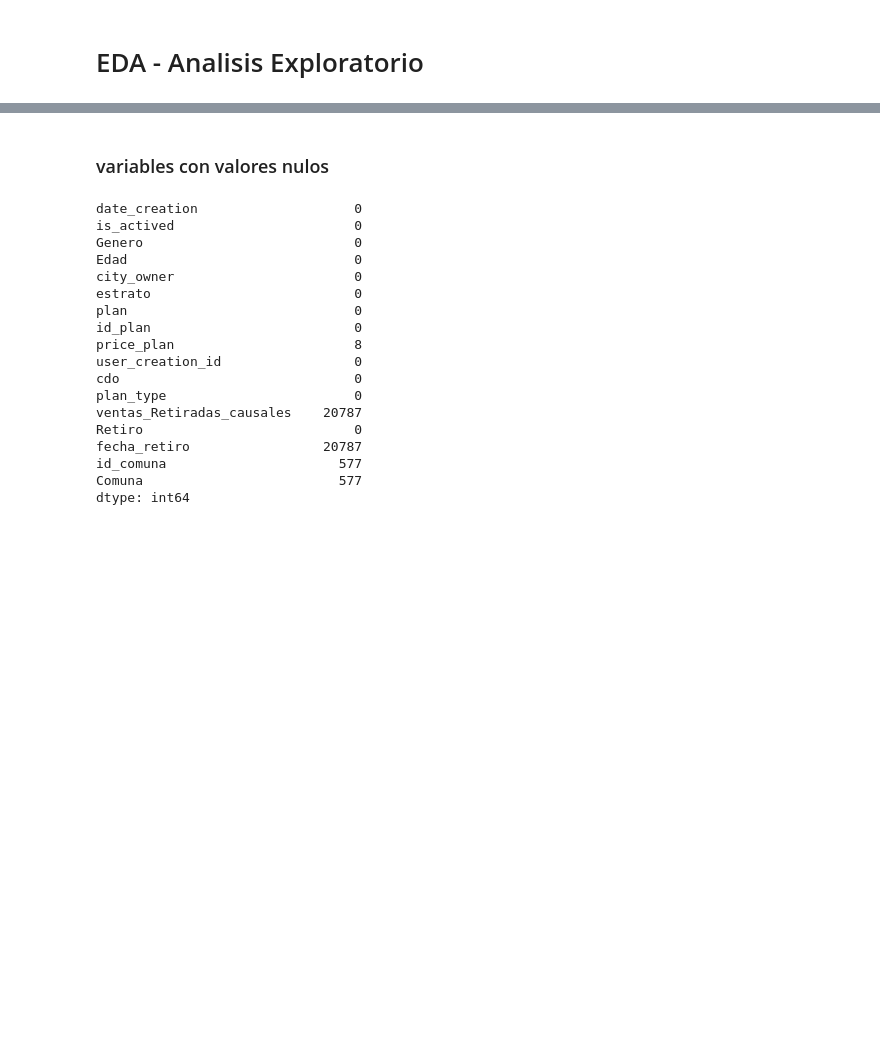
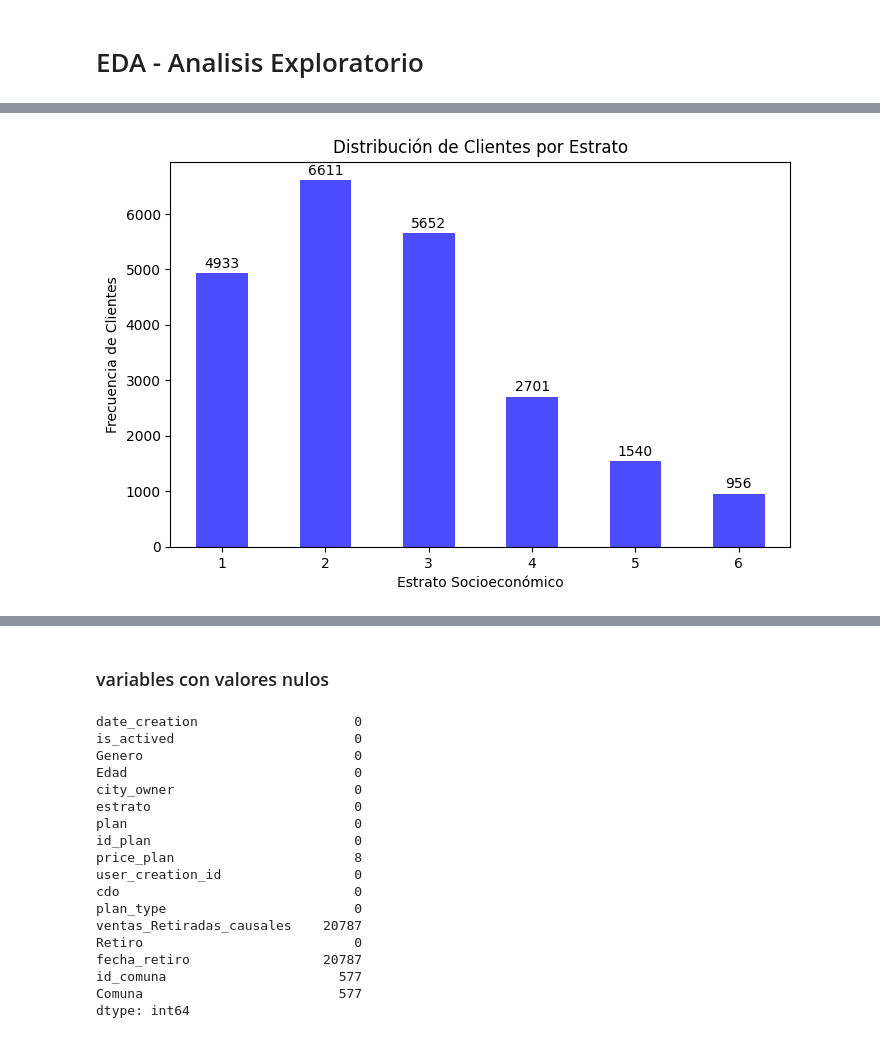
Before and after one commit to Grupos5-EDA-icesi/Analisis-Exploratorio, a Jupyter notebook: FINAL/caso_ventas4.ipynb, the cells around one changed output, grey strips where cells are left out. Cells and saved outputs as stored; diff of their text form; code cells hidden in the pictures; blank space fills up the shorter version.

```diff
--- a/FINAL/caso_ventas4.ipynb
+++ b/FINAL/caso_ventas4.ipynb
@@ -366,0 +475,20 @@ df.isna().sum().sum()   # Contar los valores nulos en total
+# %%
+# Cantidad de registros por estrato
+
+frecuencia_estrato = df['estrato'].value_counts().sort_index()
+
+# Crear gráfico de barras
+plt.figure(figsize=(8, 5))
+frecuencia_estrato.plot(kind='bar', color='blue', alpha=0.7)
+plt.xlabel('Estrato Socioeconómico')
+plt.ylabel('Frecuencia de Clientes')
+plt.title('Distribución de Clientes por Estrato')
+plt.xticks(rotation=0)
+
+# Mostrar valores en las barras
+for i, v in enumerate(frecuencia_estrato.values):
+    plt.text(i, v + 100, str(v), ha='center', fontsize=10)
+
+plt.show()
+# %% [output]
+[figure, added]
```
Also changed, not shown: parts of 16 cells of this notebook.
